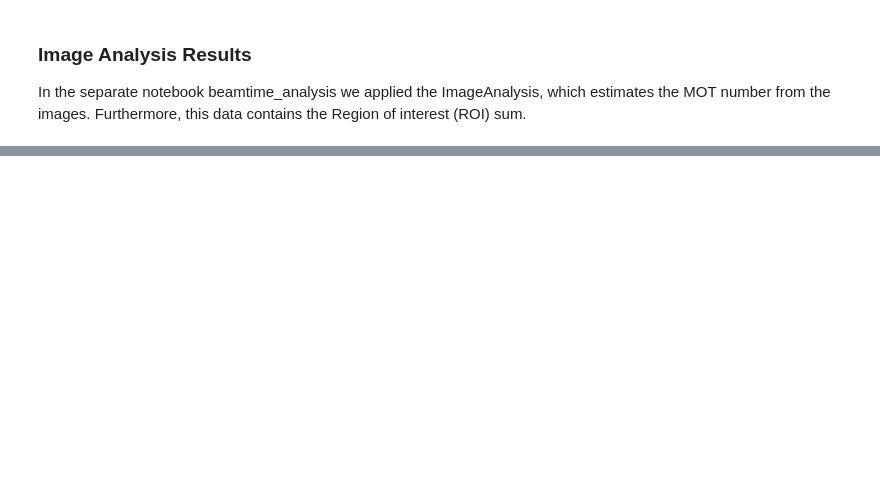
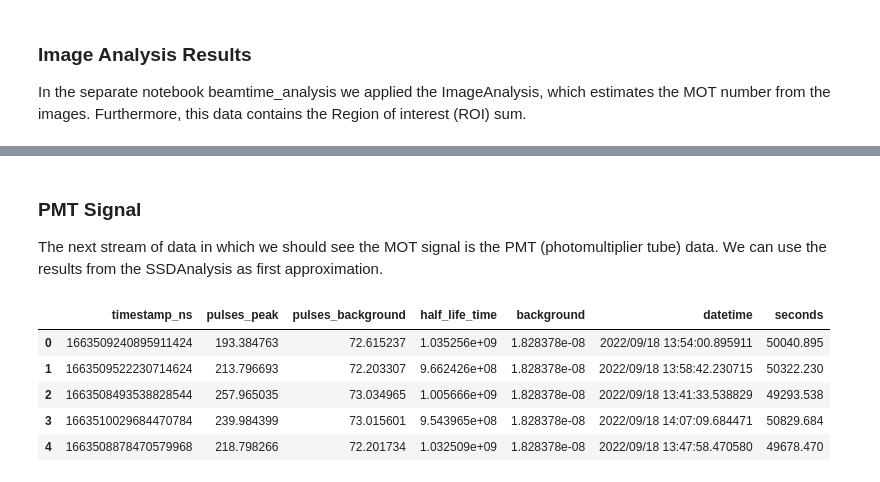
Before and after one commit to romanwixinger/data-engineering-utokyo, a Jupyter notebook: src/notebooks/source_union.ipynb, the cells around one changed output, grey strips where cells are left out. Saved outputs shown, nothing was run; the diff lists cells and outputs as text; code cells hidden in the pictures; blank space fills up the shorter version.

```diff
--- a/src/notebooks/source_union.ipynb
+++ b/src/notebooks/source_union.ipynb
@@ -142,0 +157,11 @@ iar_df_19.head(5)
+# %% [markdown]
+### PMT Signal
+The next stream of data in which we should see the MOT signal is the PMT (photomultiplier tube) data. We can use the results from the SSDAnalysis as first approximation.
+# %%
+# Filepaths
+ssd_analysis_result_fp_18 = filepath_drive + "/results" + "/SSD_Analysis_2" + "/ssd_analysis_results.csv"
+ssd_analysis_result_fp_19 = filepath_drive + "/results" + "/SSD_Analysis_Monday_1" + "/ssd_analysis_results.csv"
+# %%
+# Load SSD results
+ssd_df_18 = pd.read_csv(ssd_analysis_result_fp_18)
+ssd_df_19 = pd.read_csv(ssd_analysis_result_fp_19)
@@ -142,0 +177,9 @@ iar_df_19.head(5)
+# %%
+ssd_df_18.head(5)
+# %% [output]
+|  | timestamp_ns | pulses_peak | pulses_background | half_life_time | background | datetime | seconds |
+| 0 | 1663509240895911424 | 193.384763 | 72.615237 | 1.035256e+09 | 1.828378e-08 | 2022/09/18 13:54:00.895911 | 50040.895 |
+| 1 | 1663509522230714624 | 213.796693 | 72.203307 | 9.662426e+08 | 1.828378e-08 | 2022/09/18 13:58:42.230715 | 50322.230 |
+| 2 | 1663508493538828544 | 257.965035 | 73.034965 | 1.005666e+09 | 1.828378e-08 | 2022/09/18 13:41:33.538829 | 49293.538 |
+| 3 | 1663510029684470784 | 239.984399 | 73.015601 | 9.543965e+08 | 1.828378e-08 | 2022/09/18 14:07:09.684471 | 50829.684 |
+| 4 | 1663508878470579968 | 218.798266 | 72.201734 | 1.032509e+09 | 1.828378e-08 | 2022/09/18 13:47:58.470580 | 49678.470 |
```
Also changed, not shown: parts of 21 cells of this notebook.
